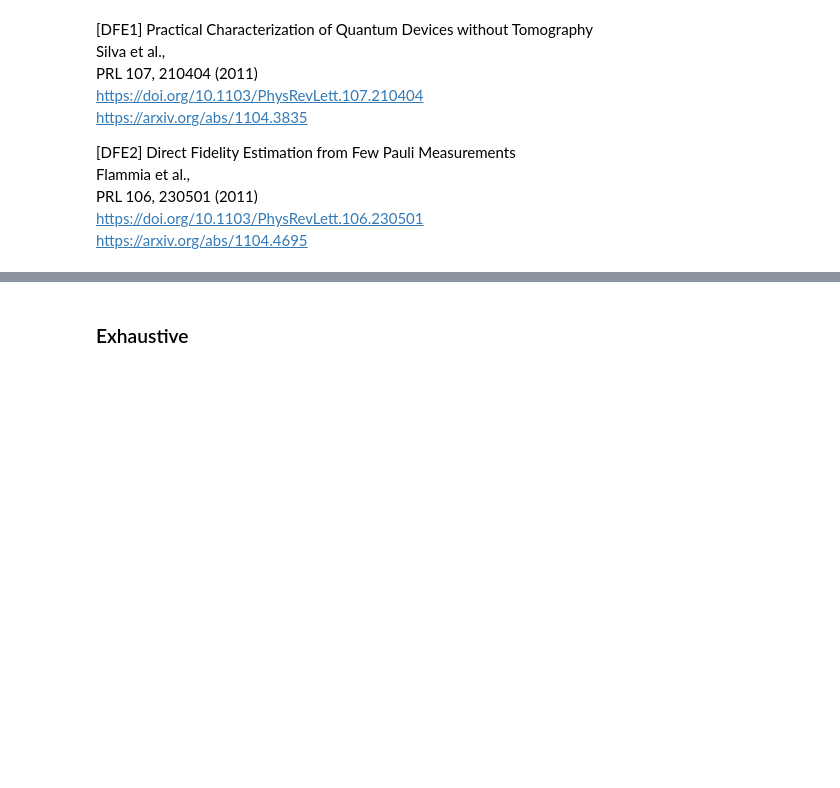
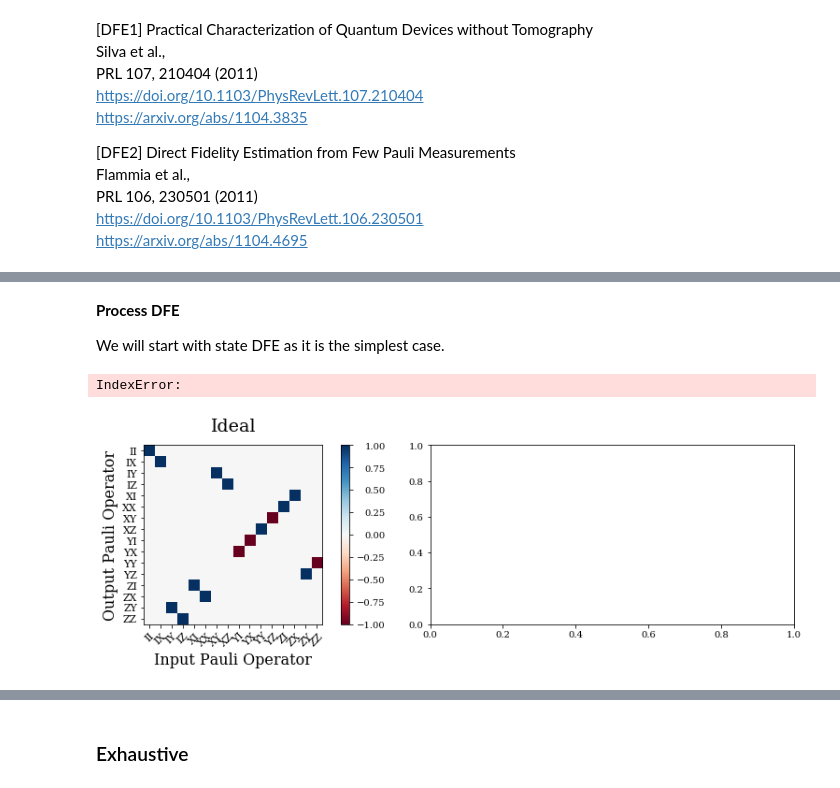
Before and after one commit to rigetti/forest-benchmarking, a Jupyter notebook: examples/direct_fidelity_estimation.ipynb, the cells around one changed output, grey strips where cells are left out. Cells and saved outputs as stored; diff of their text form; code cells hidden in the pictures; blank space fills up the shorter version.

```diff
--- a/examples/direct_fidelity_estimation.ipynb
+++ b/examples/direct_fidelity_estimation.ipynb
@@ -185,0 +145,8 @@ The std error of the fidelity point estimate is 0.0019095604013575757
+# %%
+from pyquil.gate_matrices import I as Imatrix, H as Hmatrix, CNOT as CNOTmatrix
+
+U_ideal = CNOTmatrix @ np.kron(Hmatrix, Imatrix)
+print(U_ideal)
+
+rho_ideal = U_ideal @ np.array([[1], [0], [0], [0]]) @ np.array([[1], [0], [0], [0]]).T @ U_ideal.conj().T
+print(rho_ideal)
@@ -185,0 +316,23 @@ The std error of the fidelity point estimate is 0.0019095604013575757
+# %% [markdown]
+**Process DFE**
+
+We will start with state DFE as it is the simplest case.
+# %%
+from forest.benchmarking.tomography import pgdb_process_estimate
+
+choi_mle_est = pgdb_process_estimate(n_results_proce, qubits)
+
+np.real_if_close(np.round(choi_mle_est, 3))
+# %% [output]
+IndexError:
+# %%
+from forest.benchmarking.plotting.state_process import plot_pauli_transfer_matrix
+from forest.benchmarking.operator_tools import choi2pauli_liouville, kraus2pauli_liouville
+
+
+fig, (ax1, ax2) = plt.subplots(1, 2, figsize=(12,4))
+plot_pauli_transfer_matrix(np.real(kraus2pauli_liouville(U_ideal)), ax1, title='Ideal')
+#plot_pauli_transfer_matrix(np.real(choi2pauli_liouville(choi_mle_est)), ax2, title='MLE Estimate')
+plt.tight_layout()
+# %% [output]
+[figure, added]
```
Also changed, not shown: parts of 46 cells of this notebook.
